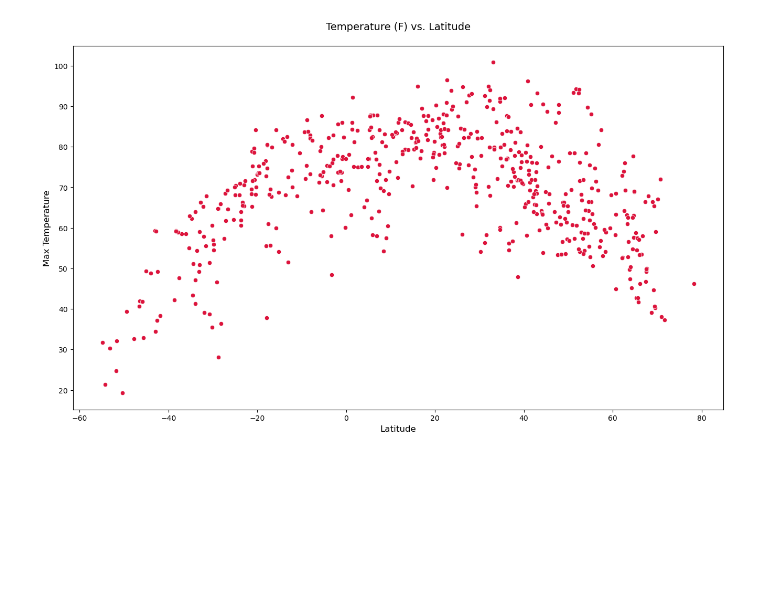
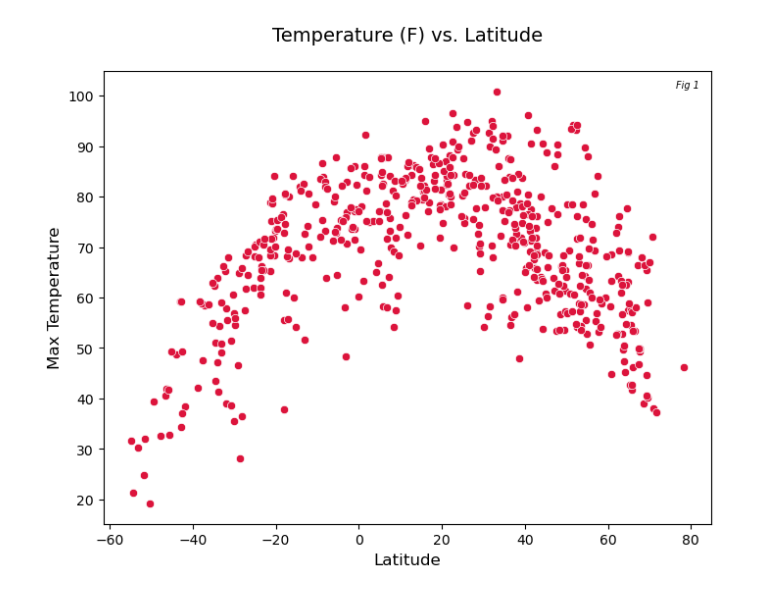
Before and after one commit to marko-londo/Weather-Api-Visualizations, a Jupyter notebook: Notebooks/WeatherAnalysis.ipynb, the cells around one changed output. Saved outputs shown, nothing was run; the diff lists cells and outputs as text; code cells hidden in the pictures; blank space fills up the shorter version.

Commit message:
finished plots

```diff
--- a/Notebooks/WeatherAnalysis.ipynb
+++ b/Notebooks/WeatherAnalysis.ipynb
@@ -23,9 +47,11 @@ cities.head()
 # %%
-plt.subplots(figsize=(16, 9))
-sns.scatterplot(x="Latitude", y="Max Temperature", data=cities, color="crimson")
+plt.subplots(figsize=(8, 6))
+fig1 = sns.scatterplot(x="Latitude", y="Max Temperature", data=cities, color="crimson")
 plt.title("Temperature (F) vs. Latitude\n", fontsize=14)
 plt.xlabel("Latitude", fontsize=12)
 plt.ylabel("Max Temperature", fontsize=12)
+plt.text(0.98, 0.98, "Fig 1", transform=plt.gca().transAxes,
+         fontsize=7, fontstyle='italic', va='top', ha='right')
 plt.show()
 # %% [output]
-[figure, old version]
+[figure, new version]
```
Also changed, not shown: parts of 21 cells of this notebook.
